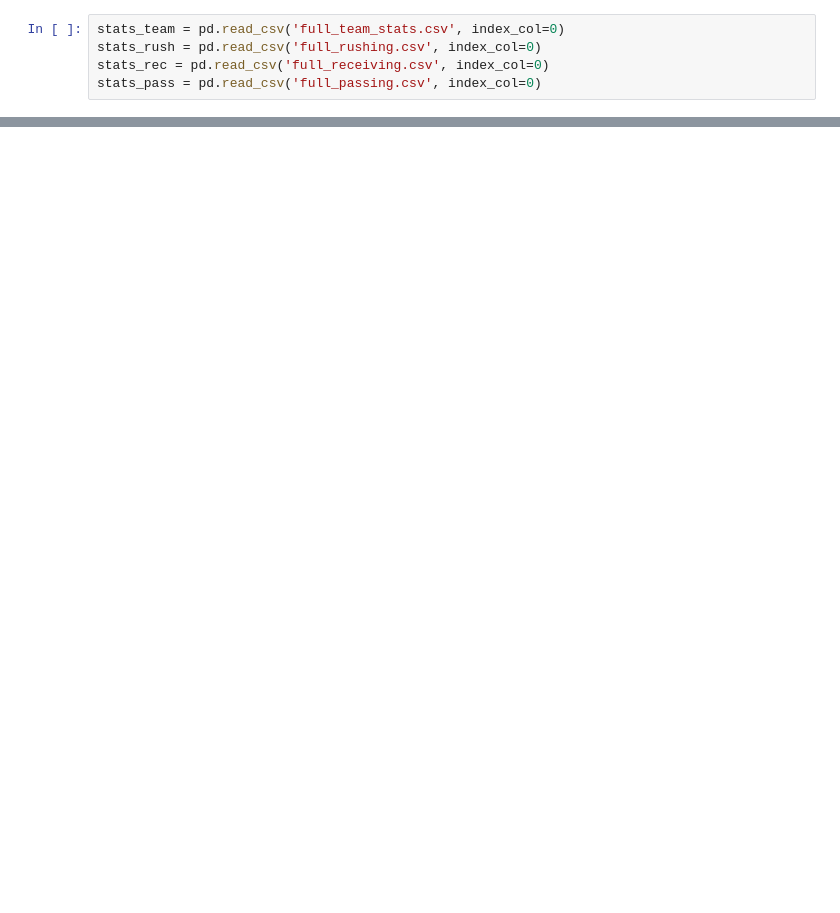
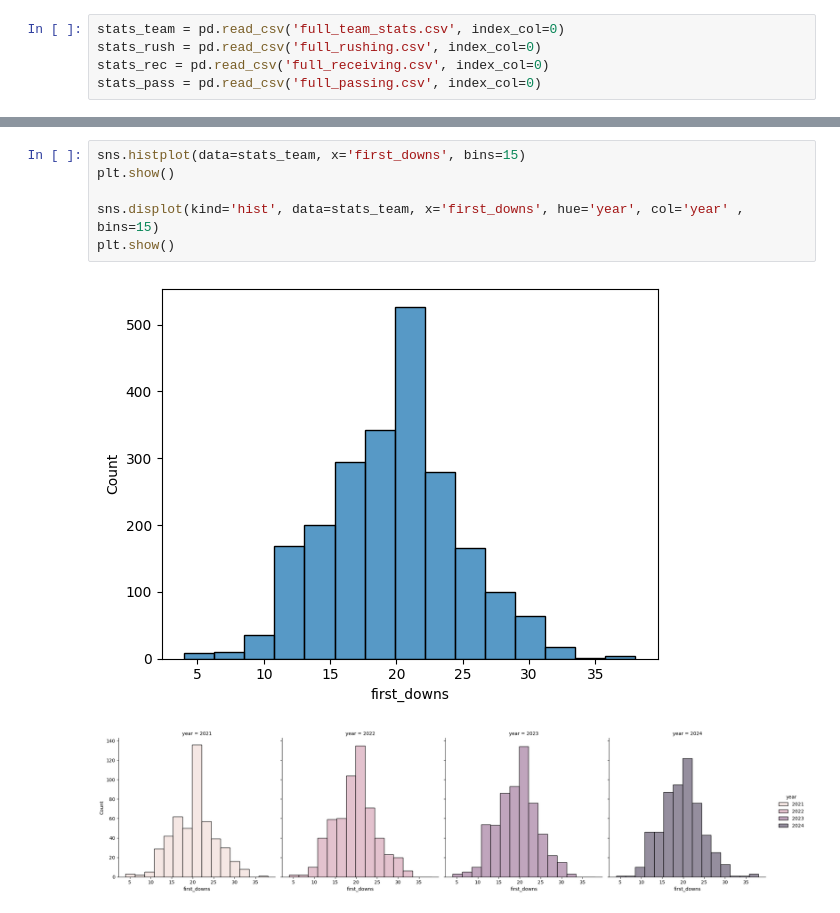
Before and after one commit to CamSmithers/NFL, a Jupyter notebook: Basic Analysis.ipynb, the cells around one changed output, grey strips where cells are left out. Drawn from its saved outputs; the diff is of its cells as text; blank space fills up the shorter version.

Commit message:
making charts :P

```diff
--- a/Basic Analysis.ipynb
+++ b/Basic Analysis.ipynb
@@ -34,0 +42,9 @@ stats_team
+# %%
+sns.histplot(data=stats_team, x='first_downs', bins=15)
+plt.show()
+
+sns.displot(kind='hist', data=stats_team, x='first_downs', hue='year', col='year' , bins=15)
+plt.show()
+# %% [output]
+[figure, added]
+[figure, added]
```
Also changed, not shown: parts of 6 cells of this notebook, 2 other files.
